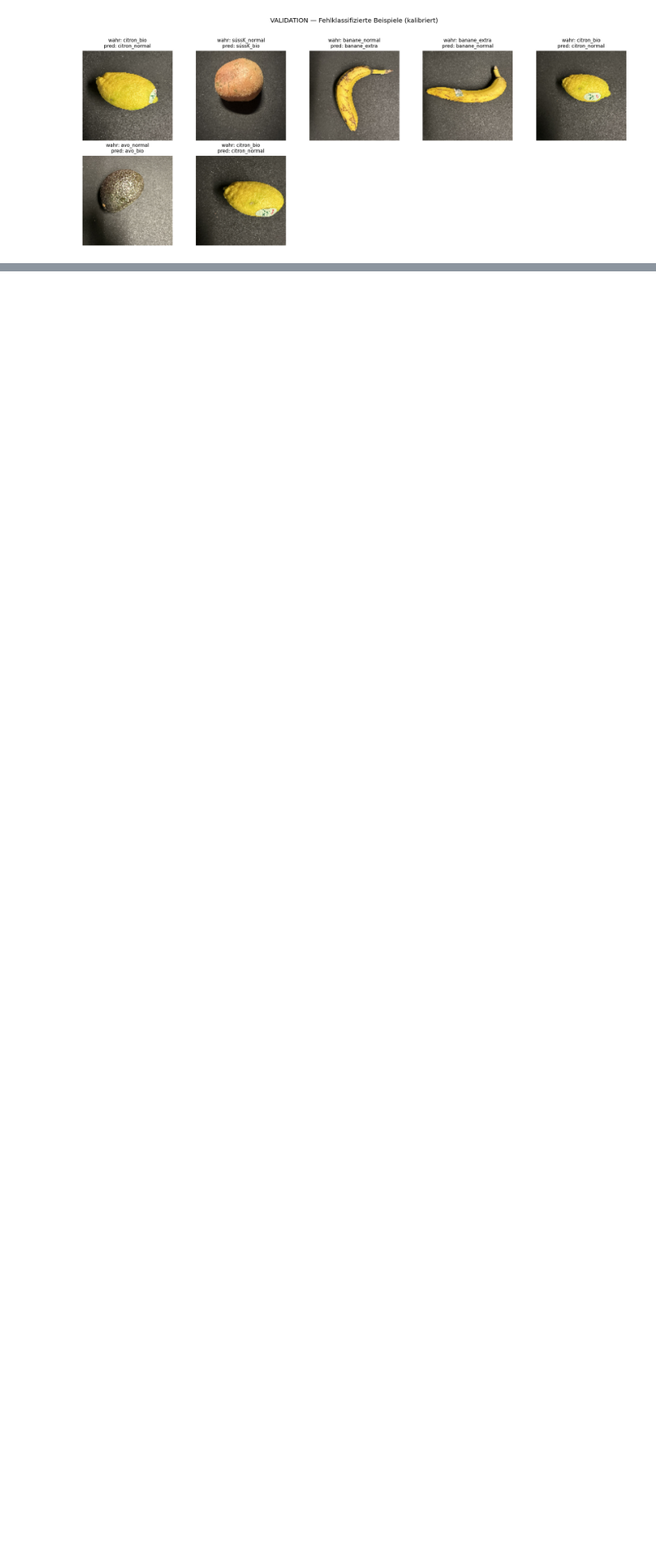
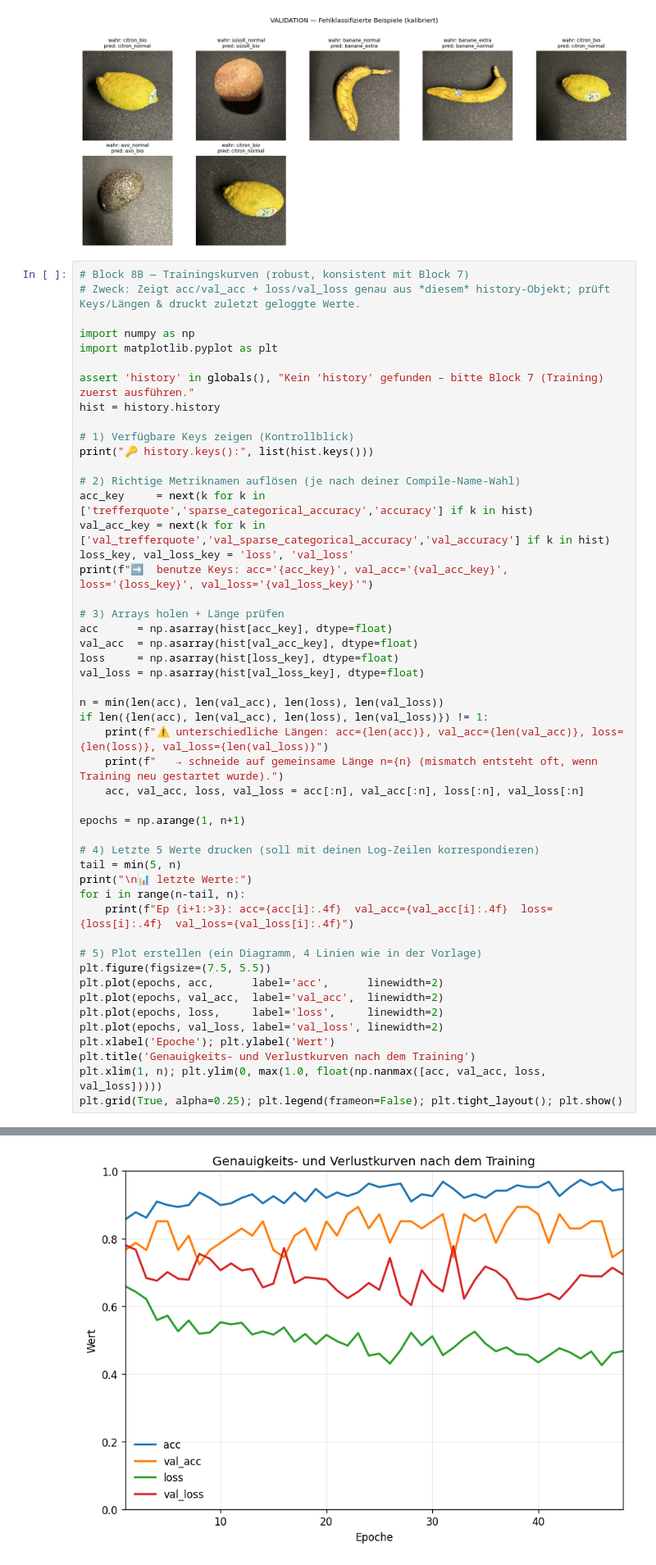
Before and after one commit to SheKJana/first-own-repository, a Jupyter notebook: DSCI HS25/Bildextraktion_alleFrüchteBilder.ipynb, the cells around one changed output, grey strips where cells are left out. Shown at 82% size. Drawn from its saved outputs; the diff is of its cells as text; blank space fills up the shorter version.

```diff
--- a/DSCI HS25/Bildextraktion_alleFrüchteBilder.ipynb
+++ b/DSCI HS25/Bildextraktion_alleFrüchteBilder.ipynb
@@ -416,3 +416,53 @@ else:
     print("VALIDATION: keine Fehlklassifikationen gefunden.")
 # %% [output]
 [figure]
+# %%
+# Block 8B — Trainingskurven (robust, konsistent mit Block 7)
+# Zweck: Zeigt acc/val_acc + loss/val_loss genau aus *diesem* history-Objekt; prüft Keys/Längen & druckt zuletzt geloggte Werte.
+
+import numpy as np
+import matplotlib.pyplot as plt
+
+assert 'history' in globals(), "Kein 'history' gefunden – bitte Block 7 (Training) zuerst ausführen."
+hist = history.history
+
+# 1) Verfügbare Keys zeigen (Kontrollblick)
+print("🔑 history.keys():", list(hist.keys()))
+
+# 2) Richtige Metriknamen auflösen (je nach deiner Compile-Name-Wahl)
+acc_key     = next(k for k in ['trefferquote','sparse_categorical_accuracy','accuracy'] if k in hist)
+val_acc_key = next(k for k in ['val_trefferquote','val_sparse_categorical_accuracy','val_accuracy'] if k in hist)
+loss_key, val_loss_key = 'loss', 'val_loss'
+print(f"➡️  benutze Keys: acc='{acc_key}', val_acc='{val_acc_key}', loss='{loss_key}', val_loss='{val_loss_key}'")
+
+# 3) Arrays holen + Länge prüfen
+acc      = np.asarray(hist[acc_key], dtype=float)
+val_acc  = np.asarray(hist[val_acc_key], dtype=float)
+loss     = np.asarray(hist[loss_key], dtype=float)
+val_loss = np.asarray(hist[val_loss_key], dtype=float)
+
+n = min(len(acc), len(val_acc), len(loss), len(val_loss))
+if len({len(acc), len(val_acc), len(loss), len(val_loss)}) != 1:
+    print(f"⚠️ unterschiedliche Längen: acc={len(acc)}, val_acc={len(val_acc)}, loss={len(loss)}, val_loss={len(val_loss)}")
+    print(f"   → schneide auf gemeinsame Länge n={n} (mismatch entsteht oft, wenn Training neu gestartet wurde).")
+    acc, val_acc, loss, val_loss = acc[:n], val_acc[:n], loss[:n], val_loss[:n]
+
+epochs = np.arange(1, n+1)
+
+# 4) Letzte 5 Werte drucken (soll mit deinen Log-Zeilen korrespondieren)
+tail = min(5, n)
+print("\n📊 letzte Werte:")
+for i in range(n-tail, n):
+    print(f"Ep {i+1:>3}: acc={acc[i]:.4f}  val_acc={val_acc[i]:.4f}  loss={loss[i]:.4f}  val_loss={val_loss[i]:.4f}")
+
+# 5) Plot erstellen (ein Diagramm, 4 Linien wie in der Vorlage)
+plt.figure(figsize=(7.5, 5.5))
+plt.plot(epochs, acc,      label='acc',      linewidth=2)
+plt.plot(epochs, val_acc,  label='val_acc',  linewidth=2)
+plt.plot(epochs, loss,     label='loss',     linewidth=2)
+plt.plot(epochs, val_loss, label='val_loss', linewidth=2)
+plt.xlabel('Epoche'); plt.ylabel('Wert')
+plt.title('Genauigkeits- und Verlustkurven nach dem Training')
+plt.xlim(1, n); plt.ylim(0, max(1.0, float(np.nanmax([acc, val_acc, loss, val_loss]))))
+plt.grid(True, alpha=0.25); plt.legend(frameon=False); plt.tight_layout(); plt.show()
+# %% [output]
@@ -418,0 +478 @@ else:
+[figure, added]
```
Also changed, not shown: parts of 3 cells of this notebook.
